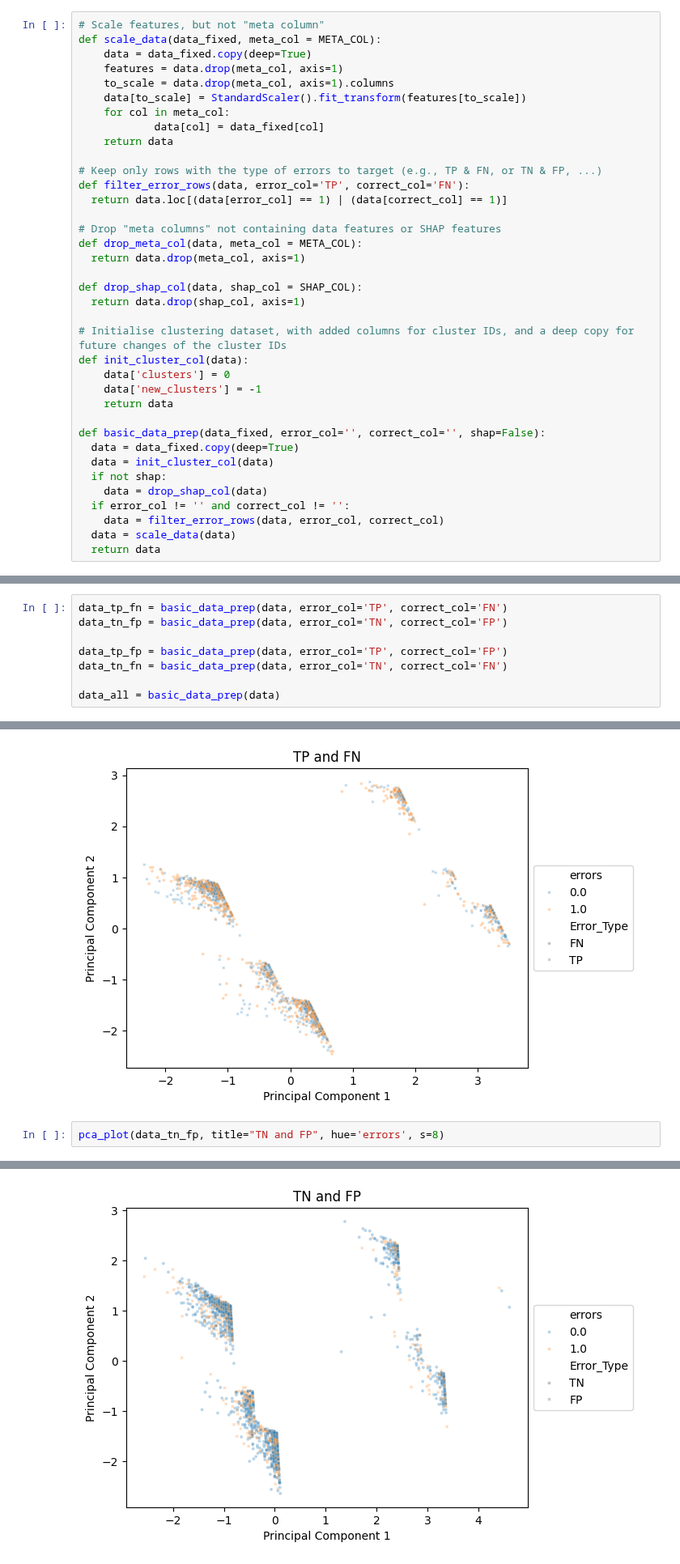
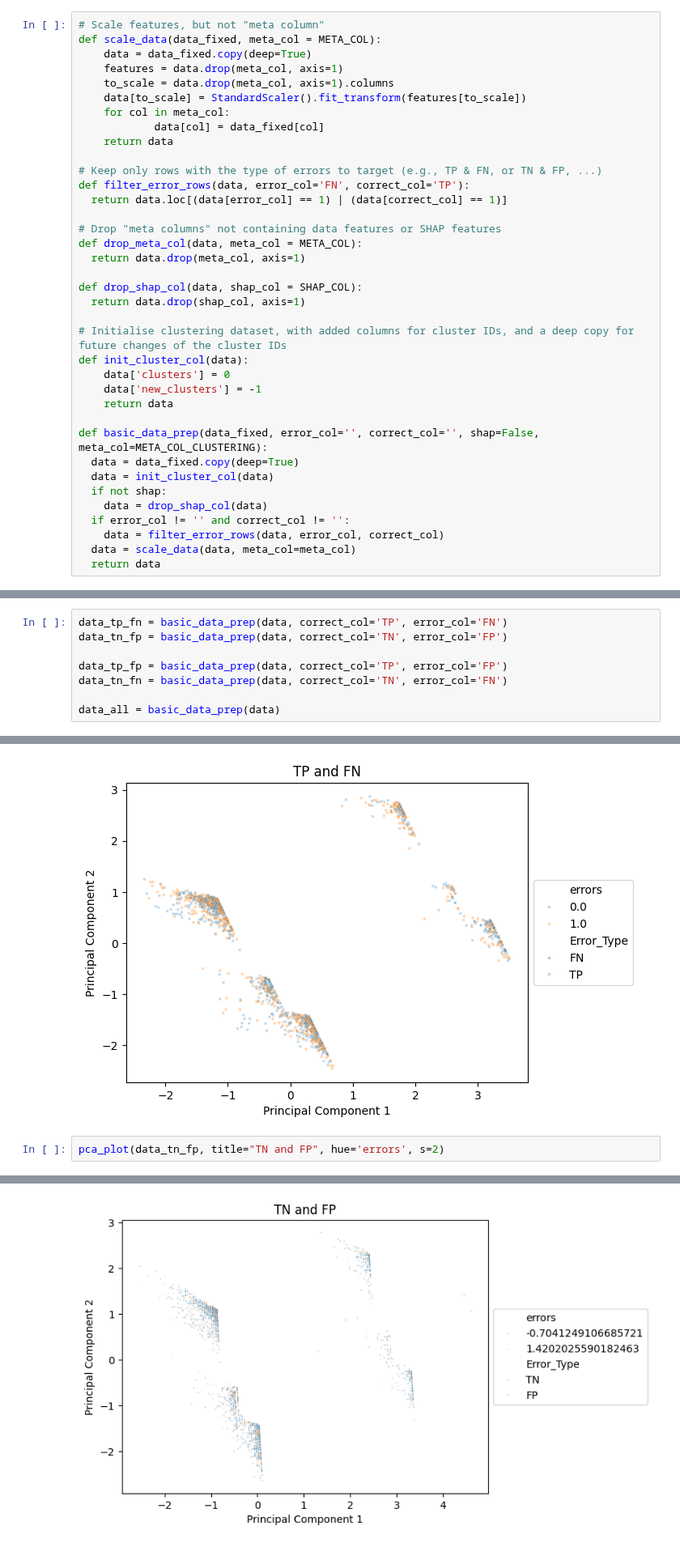
Before and after one commit to MDankloff/ClusterCompas, a Jupyter notebook: COMPAS_Clustering_DBSCAN_clean_utils.ipynb, the cells around one changed output, grey strips where cells are left out. Shown at 81% size. Saved outputs shown, nothing was run; the diff lists cells and outputs as text.

```diff
--- a/COMPAS_Clustering_DBSCAN_clean_utils.ipynb
+++ b/COMPAS_Clustering_DBSCAN_clean_utils.ipynb
@@ -79,7 +79,7 @@ def scale_data(data_fixed, meta_col = META_COL):
     return data
 
 # Keep only rows with the type of errors to target (e.g., TP & FN, or TN & FP, ...)
-def filter_error_rows(data, error_col='TP', correct_col='FN'):
+def filter_error_rows(data, error_col='FN', correct_col='TP'):
   return data.loc[(data[error_col] == 1) | (data[correct_col] == 1)]
 
 # Drop "meta columns" not containing data features or SHAP features
@@ -95,14 +95,14 @@ def init_cluster_col(data):
     data['new_clusters'] = -1
     return data
 
-def basic_data_prep(data_fixed, error_col='', correct_col='', shap=False):
+def basic_data_prep(data_fixed, error_col='', correct_col='', shap=False, meta_col=META_COL_CLUSTERING):
   data = data_fixed.copy(deep=True)
   data = init_cluster_col(data)
   if not shap:
     data = drop_shap_col(data)
   if error_col != '' and correct_col != '':
     data = filter_error_rows(data, error_col, correct_col)
-  data = scale_data(data)
+  data = scale_data(data, meta_col=meta_col)
   return data
 # %% [markdown]
 # Utils for Error Rate Calculation
@@ -279,9 +279,9 @@ data = data.dropna()
 # %%
-data_tp_fn = basic_data_prep(data, error_col='TP', correct_col='FN')
-data_tn_fp = basic_data_prep(data, error_col='TN', correct_col='FP')
+data_tp_fn = basic_data_prep(data, correct_col='TP', error_col='FN')
+data_tn_fp = basic_data_prep(data, correct_col='TN', error_col='FP')
 
-data_tp_fp = basic_data_prep(data, error_col='TP', correct_col='FP')
-data_tn_fn = basic_data_prep(data, error_col='TN', correct_col='FN')
+data_tp_fp = basic_data_prep(data, correct_col='TP', error_col='FP')
+data_tn_fn = basic_data_prep(data, correct_col='TN', error_col='FN')
 
 data_all = basic_data_prep(data)
 # %% [markdown]
@@ -359,9 +359,9 @@ pca_plot(data_tp_fn, title="TP and FN", hue='errors', s=7)
 Explained Variance Ratio: PC1 = 0.22, PC2 = 0.17
 [figure]
 # %%
-pca_plot(data_tn_fp, title="TN and FP", hue='errors', s=8)
+pca_plot(data_tn_fp, title="TN and FP", hue='errors', s=2)
 # %% [output]
 Explained Variance Ratio: PC1 = 0.21, PC2 = 0.18
-[figure, old version]
+[figure, new version]
 # %%
 data_now = data_tp_fn
```
Also changed, not shown: parts of 3 cells of this notebook.
